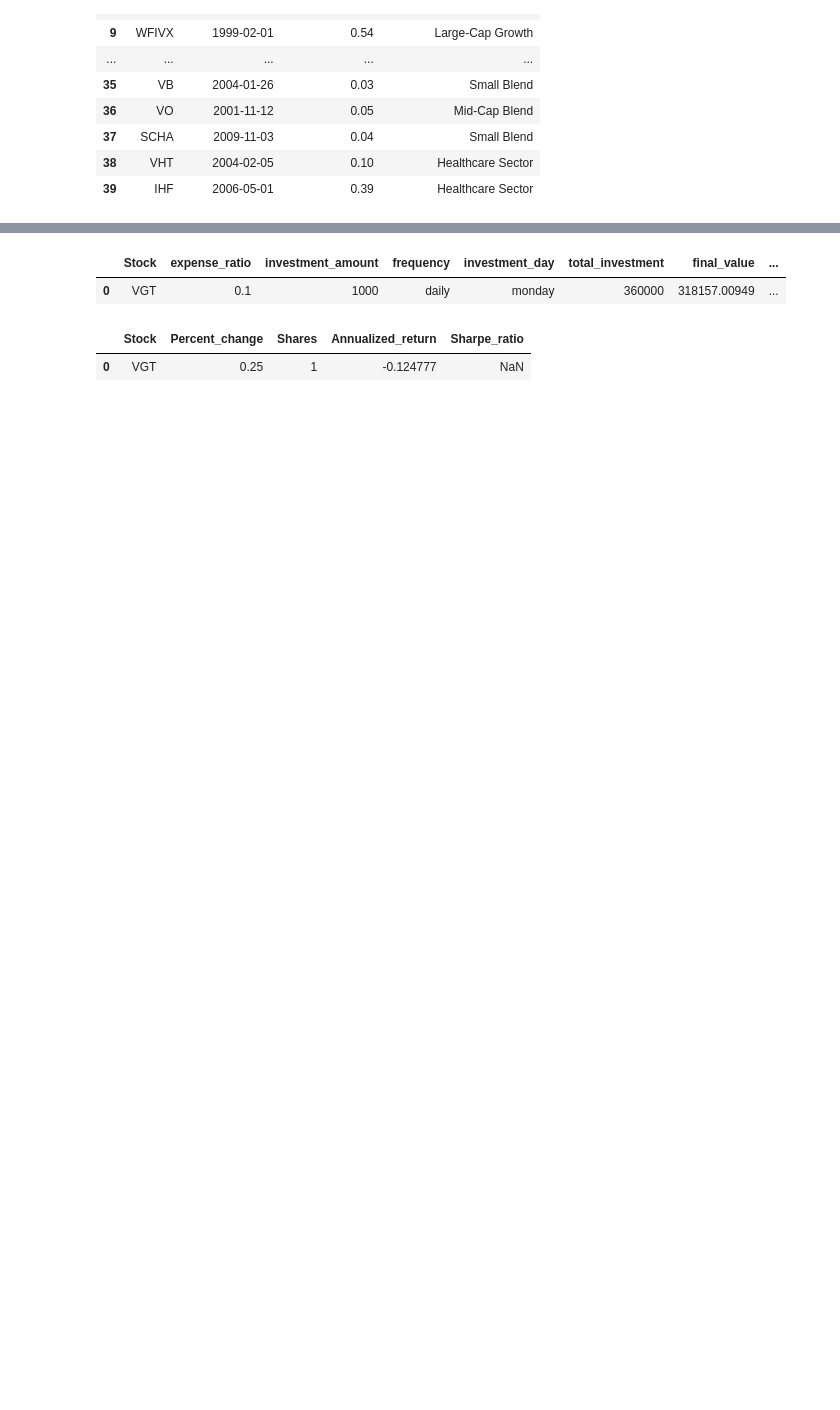
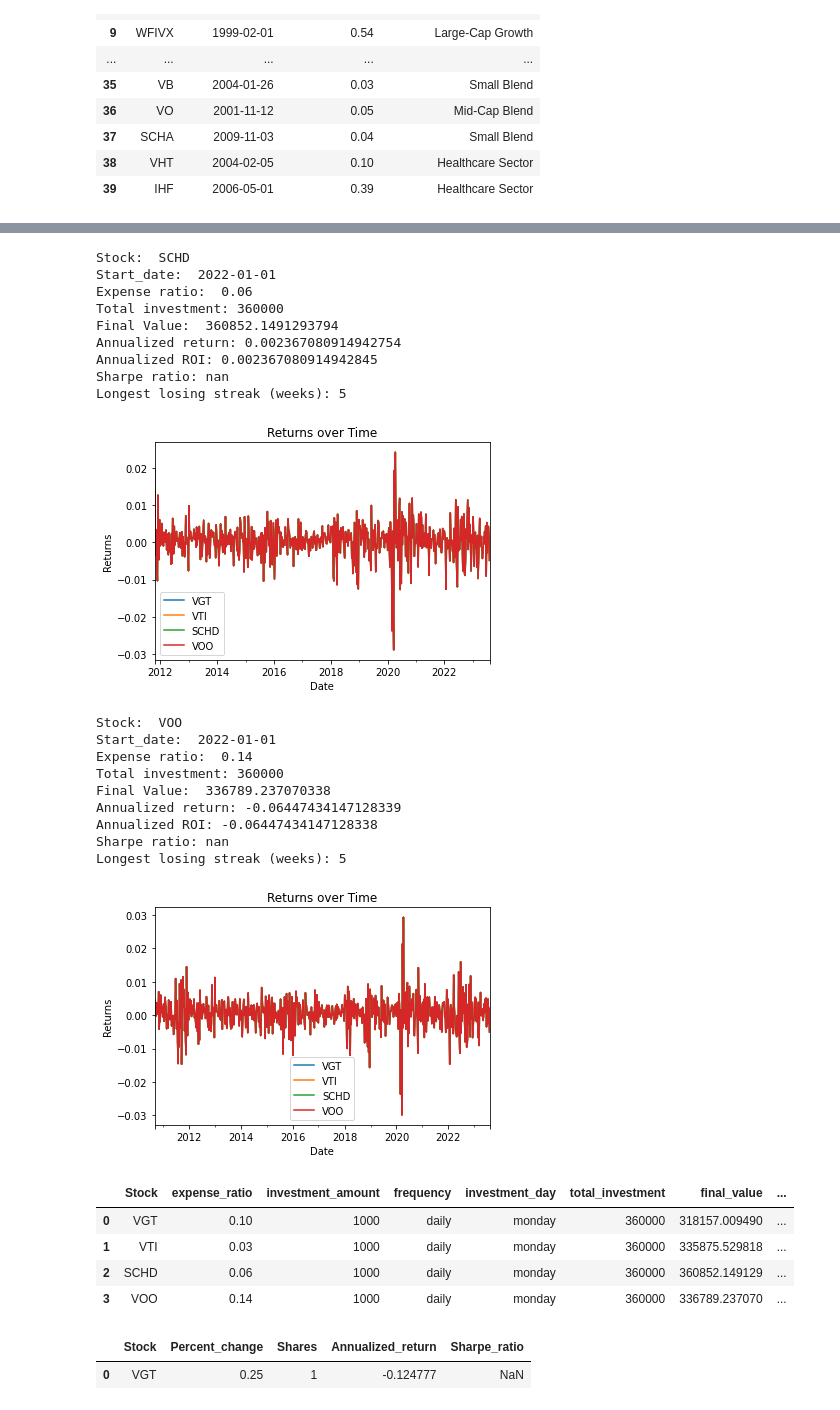
Before and after one commit to bxdong7/FinTrade, a Jupyter notebook: classes.ipynb, the cells around one changed output, grey strips where cells are left out. Drawn from its saved outputs; the diff is of its cells as text; code cells hidden in the pictures; blank space fills up the shorter version.

Commit message:
DCA Plotting

```diff
--- a/classes.ipynb
+++ b/classes.ipynb
@@ -925,7 +957,7 @@ class Trade:
 # %%
 trader = Trade()
 # %%
-df = trader.DCA_Portfolio()
+df = trader.DCA_Portfolio_Multi()
 display(df)
 # %% [output]
 Stock:  VGT
@@ -939,5 +983,28 @@ Longest losing streak (weeks): 5
+Stock:  SCHD
+Start_date:  2022-01-01
+Expense ratio:  0.06
+Total investment: 360000
+Final Value:  360852.1491293794
+Annualized return: 0.002367080914942754
+Annualized ROI: 0.002367080914942845
+Sharpe ratio: nan
+Longest losing streak (weeks): 5
+[figure, added]
+Stock:  VOO
+Start_date:  2022-01-01
+Expense ratio:  0.14
+Total investment: 360000
+Final Value:  336789.237070338
+Annualized return: -0.06447434147128339
+Annualized ROI: -0.06447434147128338
+Sharpe ratio: nan
+Longest losing streak (weeks): 5
+[figure, added]
 |  | Stock | expense_ratio | investment_amount | frequency | investment_day | total_investment | final_value | ... |
-| 0 | VGT | 0.1 | 1000 | daily | monday | 360000 | 318157.00949 | ... |
+| 0 | VGT | 0.10 | 1000 | daily | monday | 360000 | 318157.009490 | ... |
+| 1 | VTI | 0.03 | 1000 | daily | monday | 360000 | 335875.529818 | ... |
+| 2 | SCHD | 0.06 | 1000 | daily | monday | 360000 | 360852.149129 | ... |
+| 3 | VOO | 0.14 | 1000 | daily | monday | 360000 | 336789.237070 | ... |
 # %%
 df2 = trader.Single_Buy_In_Out_Test()
 display(df2)
```
Also changed, not shown: parts of 6 cells of this notebook.
